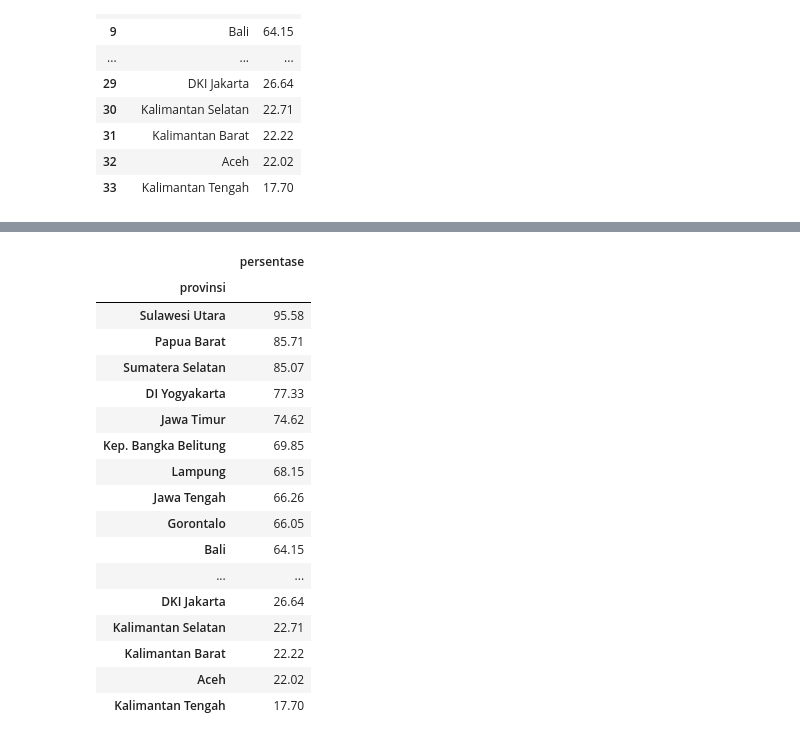
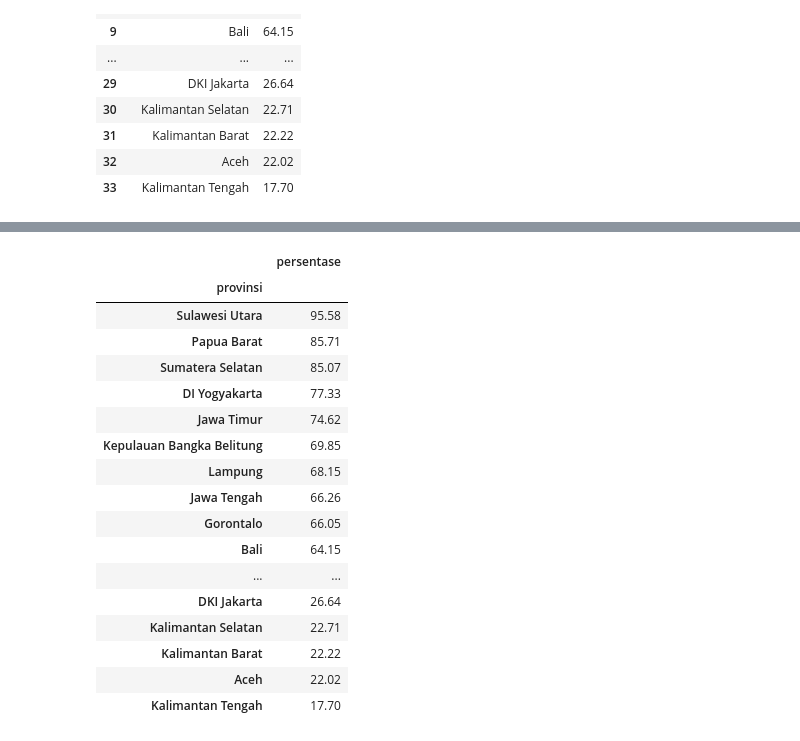
Before and after one commit to dyanmg/health-data-analysis, a Jupyter notebook: 2017_Persentase_Posyandu_Aktif.ipynb, the cells around one changed output, grey strips where cells are left out. Drawn from its saved outputs; the diff is of its cells as text; code cells hidden in the pictures.

```diff
--- a/2017_Persentase_Posyandu_Aktif.ipynb
+++ b/2017_Persentase_Posyandu_Aktif.ipynb
@@ -94,3 +94,7 @@ df
 | 31 | Kalimantan Barat | 22.22 |
 | 32 | Aceh | 22.02 |
 | 33 | Kalimantan Tengah | 17.70 |
+# %%
+update = df.copy()
+update[0] = update[0].str.replace('Kep.', 'Kepulauan', regex=False)
+update
@@ -97,20 +119,20 @@ df
 # %%
-final = df.copy()
+final = update.copy()
 # final[1] = final[1].astype(np.double)
 # final[1] = final[1].astype(np.int_)
 final.columns = ['provinsi', 'persentase']
 # final.reset_index(drop=True, inplace=True)
 final.set_index('provinsi', inplace=True)
 final
 # %% [output]
 |  | persentase |
 | provinsi |  |
 | Sulawesi Utara | 95.58 |
 | Papua Barat | 85.71 |
 | Sumatera Selatan | 85.07 |
 | DI Yogyakarta | 77.33 |
 | Jawa Timur | 74.62 |
-| Kep. Bangka Belitung | 69.85 |
+| Kepulauan Bangka Belitung | 69.85 |
 | Lampung | 68.15 |
 | Jawa Tengah | 66.26 |
 | Gorontalo | 66.05 |
```
Also changed, not shown: parts of 1 cell of this notebook, 6 other files.
